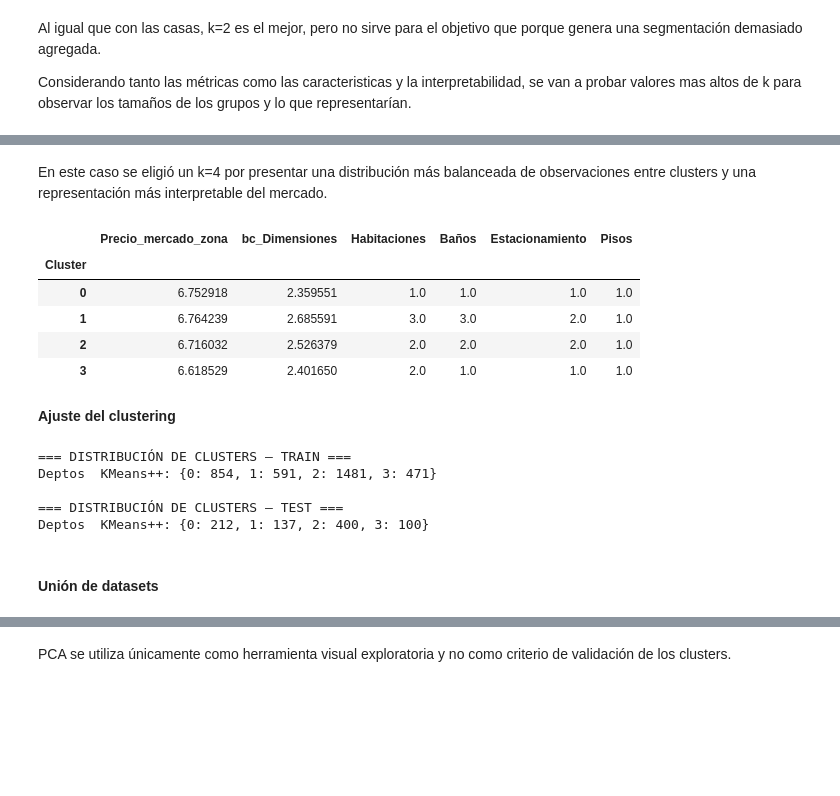
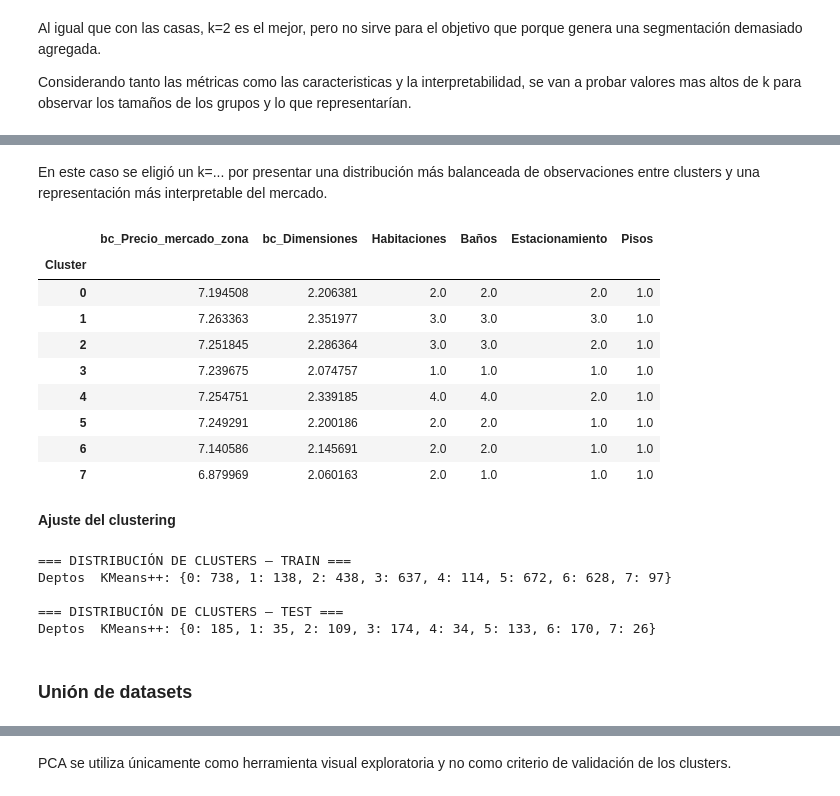
Before and after one commit to MichelleRomoM/Tesis-Maestria-DSS, a Jupyter notebook: Códigos/Segmentacion (DSS).ipynb, the cells around one changed output, grey strips where cells are left out. Saved outputs shown, nothing was run; the diff lists cells and outputs as text; code cells hidden in the pictures; blank space fills up the shorter version.

```diff
--- a/Códigos/Segmentacion (DSS).ipynb
+++ b/Códigos/Segmentacion (DSS).ipynb
@@ -504,8 +485,7 @@ Se va a dividir el dataset para hacer una comparación del modelo. Train para ap
 # %%
 ### ---- SPLIT-TEST
 train, test = train_test_split(df,test_size=0.2,random_state=42,
-    stratify=df['Tipo'] #para que tengan la misma proporción según el tipo
-)
+    stratify=df['Tipo'])
 
 df_train = train.copy().reset_index(drop=True)
 df_test  = test.copy().reset_index(drop=True)
@@ -536,18 +588,26 @@ Para aproximar el valor del mercado, se calculo el precio mediano por zona para
 umbral_zona = 7
 umbral_municipio = 15
 
-def generar_y_asignar_mercado(df_train_sub, df_test_sub, umbral_zona=umbral_zona, umbral_municipio=umbral_municipio):
+def generar_y_asignar_mercado(df_train_sub, df_test_sub,lambda_precio,  umbral_zona=umbral_zona, umbral_municipio=umbral_municipio):
     """
     Calcula las estadísticas sobre el subconjunto de TRAIN (ej. solo casas)
     y las aplica tanto a ese TRAIN como a su respectivo TEST.
     """
     # Estadísticas del tipo de propiedad en TRAIN
-    mediana_estado    = df_train_sub.groupby('Estado')['bc_Precio'].median()
-    mediana_municipio = df_train_sub.groupby('Municipio')['bc_Precio'].median()
-    mediana_zona      = df_train_sub.groupby('Zona')['bc_Precio'].median()
-    oferta_zona_train = df_train_sub.groupby('Zona')['bc_Precio'].count()
-    oferta_municipio  = df_train_sub.groupby('Municipio')['bc_Precio'].count()
-    mediana_global    = df_train_sub['bc_Precio'].median() # Rescate final para evitar NaNs
+    # mediana_estado    = df_train_sub.groupby('Estado')['bc_Precio'].median()
+    # mediana_municipio = df_train_sub.groupby('Municipio')['bc_Precio'].median()
+    # mediana_zona      = df_train_sub.groupby('Zona')['bc_Precio'].median()
+    # oferta_zona_train = df_train_sub.groupby('Zona')['bc_Precio'].count()
+    # oferta_municipio  = df_train_sub.groupby('Municipio')['bc_Precio'].count()
+    # mediana_global    = df_train_sub['bc_Precio'].median() # Rescate final para evitar NaNs
+
+    # Estadísticas de mercado calculadas ÚNICAMENTE con TRAIN
+    mediana_estado = (df_train_sub.groupby('Estado')['Precio'].median())
+    mediana_municipio = (df_train_sub.groupby('Municipio')['Precio'].median())
+    mediana_zona = (df_train_sub.groupby('Zona')['Precio'].median())
+    oferta_zona_train = (df_train_sub.groupby('Zona')['Precio'].count())
+    oferta_municipio = (df_train_sub.groupby('Municipio')['Precio'].count())
+    mediana_global = df_train_sub['Precio'].median()
 
     def procesar_split(df_split):
         df_out = df_split.copy()
@@ -576,6 +636,7 @@ def generar_y_asignar_mercado(df_train_sub, df_test_sub, umbral_zona=umbral_zona
         # Extraer el precio y el nivel de la tupla devuelta por fallback
         df_out['Precio_mercado_zona'] = [r[0] for r in resultados]
         df_out['Nivel_mediana'] = [r[1] for r in resultados]
+        df_out['bc_Precio_mercado_zona'] = boxcox(df_out['Precio_mercado_zona'],lmbda=lambda_precio)
 
         # Limpieza de columnas auxiliares
         df_out = df_out.drop(columns=['Oferta_zona', 'Oferta_municipio', 'Precio_mediana_zona', 'Precio_mediana_municipio'])
@@ -588,10 +649,10 @@ def generar_y_asignar_mercado(df_train_sub, df_test_sub, umbral_zona=umbral_zona
 # ─── APLICAR EL PROCESO POR SEPARADO ───
 
 # Procesar bloque de CASAS
-df_casas_train, df_casas_test = generar_y_asignar_mercado(df_casas_train, df_casas_test)
+df_casas_train, df_casas_test = generar_y_asignar_mercado(df_casas_train, df_casas_test,lambda_precio)
 
 # Procesar bloque de DEPARTAMENTOS
-df_deptos_train, df_deptos_test = generar_y_asignar_mercado(df_deptos_train, df_deptos_test)
+df_deptos_train, df_deptos_test = generar_y_asignar_mercado(df_deptos_train, df_deptos_test,lambda_precio)
 
 
 # ─── DIAGNÓSTICOS DE CONTROL ───
@@ -632,9 +693,10 @@ Antes de aplicar los algoritmos de clustering, las variables numéricas fueron e
 El escalador se ajusta utilizando únicamente el conjunto de entrenamiento y posteriormente se aplica la misma transformación al conjunto de prueba. De esta manera, se mantiene la separación entre ambos conjuntos y se evita utilizar información del test durante el entrenamiento.
 # %%
 # VARIABLES PARA CLUSTERING
-features_clustering =  [
-    'Precio_mercado_zona',#'Oferta_zona',
-    'bc_Dimensiones','Habitaciones','Baños','Estacionamiento','Pisos'
+features_clustering = [
+    'bc_Precio_mercado_zona',
+    'bc_Dimensiones',
+    'Habitaciones','Baños','Estacionamiento','Pisos'
 ]
 
 # ESCALAMIENTO
@@ -972,28 +1093,32 @@ Name: count, dtype: int64
 Name: count, dtype: int64
 # %% [markdown]
-En este caso se eligió un k=4 por presentar una distribución más balanceada de observaciones entre clusters y una representación más interpretable del mercado.
+En este caso se eligió un k=... por presentar una distribución más balanceada de observaciones entre clusters y una representación más interpretable del mercado.
 # %%
 kmeans_dpto = KMeans(
-    n_clusters=4,
+    n_clusters=8,
     random_state=42,
     n_init=20)
 
 df_deptos_train["Cluster"] = kmeans_dpto.fit_predict(X_deptos_train)
 
 perfil_dpto = (df_deptos_train.groupby("Cluster")[features_clustering].median())
 
 perfil_dpto
 # %% [output]
-|  | Precio_mercado_zona | bc_Dimensiones | Habitaciones | Baños | Estacionamiento | Pisos |
+|  | bc_Precio_mercado_zona | bc_Dimensiones | Habitaciones | Baños | Estacionamiento | Pisos |
 | Cluster |  |  |  |  |  |  |
-| 0 | 6.752918 | 2.359551 | 1.0 | 1.0 | 1.0 | 1.0 |
-| 1 | 6.764239 | 2.685591 | 3.0 | 3.0 | 2.0 | 1.0 |
-| 2 | 6.716032 | 2.526379 | 2.0 | 2.0 | 2.0 | 1.0 |
-| 3 | 6.618529 | 2.401650 | 2.0 | 1.0 | 1.0 | 1.0 |
+| 0 | 7.194508 | 2.206381 | 2.0 | 2.0 | 2.0 | 1.0 |
+| 1 | 7.263363 | 2.351977 | 3.0 | 3.0 | 3.0 | 1.0 |
+| 2 | 7.251845 | 2.286364 | 3.0 | 3.0 | 2.0 | 1.0 |
+| 3 | 7.239675 | 2.074757 | 1.0 | 1.0 | 1.0 | 1.0 |
+| 4 | 7.254751 | 2.339185 | 4.0 | 4.0 | 2.0 | 1.0 |
+| 5 | 7.249291 | 2.200186 | 2.0 | 2.0 | 1.0 | 1.0 |
+| 6 | 7.140586 | 2.145691 | 2.0 | 2.0 | 1.0 | 1.0 |
+| 7 | 6.879969 | 2.060163 | 2.0 | 1.0 | 1.0 | 1.0 |
 # %% [markdown]
 **Ajuste del clustering**
 # %%
-mejor_k_km_deptos = 4
+mejor_k_km_deptos = 8
 
 ### ---- CLUSTERING DEPARTAMENTOS
 km_deptos = KMeans(n_clusters=mejor_k_km_deptos, init='k-means++', random_state=42, n_init=10)
@@ -1007,12 +1132,12 @@ print("\n=== DISTRIBUCIÓN DE CLUSTERS — TEST ===")
 print(f"Deptos  KMeans++: {df_deptos_test['Cluster_KMeans'].value_counts().sort_index().to_dict()}")
 # %% [output]
 === DISTRIBUCIÓN DE CLUSTERS — TRAIN ===
-Deptos  KMeans++: {0: 854, 1: 591, 2: 1481, 3: 471}
+Deptos  KMeans++: {0: 738, 1: 138, 2: 438, 3: 637, 4: 114, 5: 672, 6: 628, 7: 97}
 
 === DISTRIBUCIÓN DE CLUSTERS — TEST ===
-Deptos  KMeans++: {0: 212, 1: 137, 2: 400, 3: 100}
+Deptos  KMeans++: {0: 185, 1: 35, 2: 109, 3: 174, 4: 34, 5: 133, 6: 170, 7: 26}
 # %% [markdown]
-#### Unión de datasets
+### Unión de datasets
 # %%
 # ============================================================
 # CLUSTER DEFINITIVO KMEANS
```
Also changed, not shown: parts of 151 cells of this notebook.
